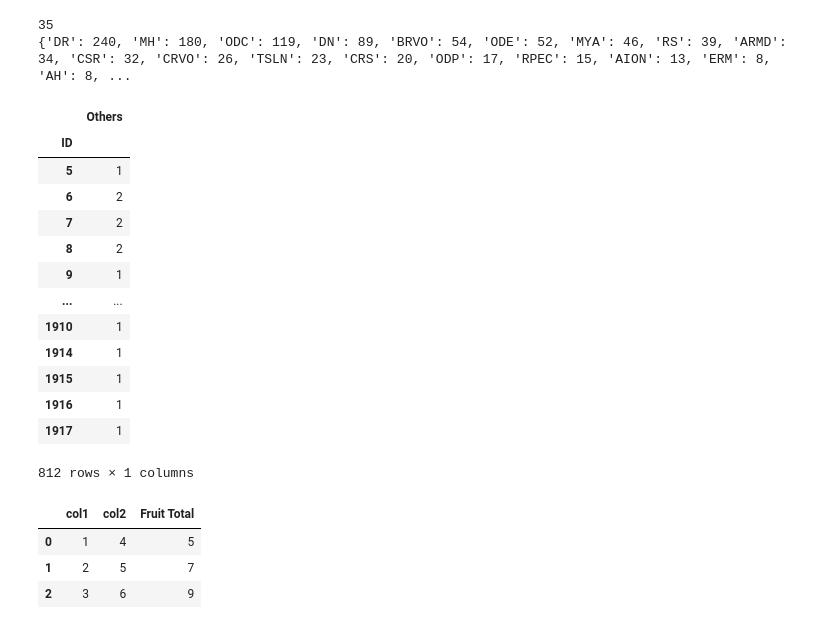
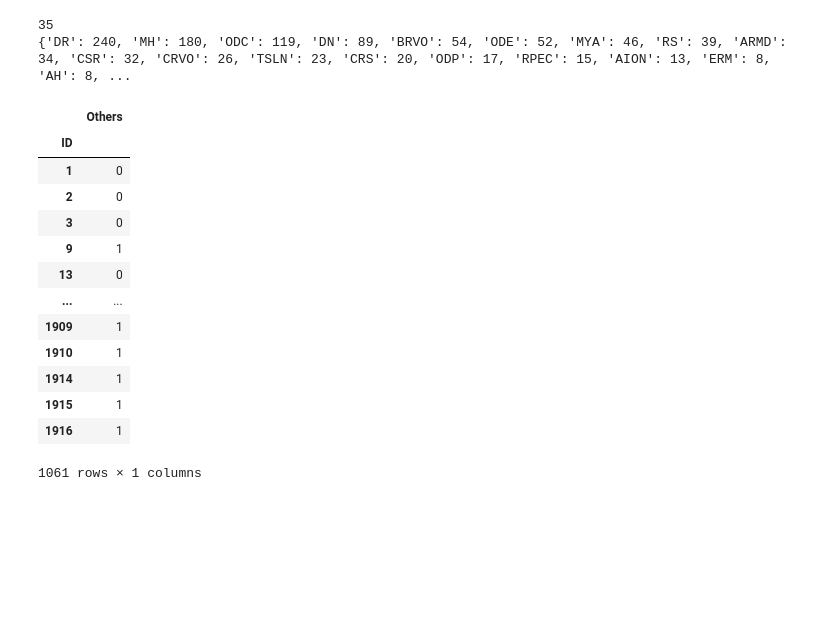
Before and after one commit to gomezpaula658/eye_spy_peekaboo_for_health, a Jupyter notebook: notebooks/data_balance_stage2.ipynb, the cells around one changed output. Cells and saved outputs as stored; diff of their text form; code cells hidden in the pictures; blank space fills up the shorter version.

Commit message:
made progress on preprocessing data for stage 2

```diff
--- a/notebooks/data_balance_stage2.ipynb
+++ b/notebooks/data_balance_stage2.ipynb
@@ -32,6 +32,3 @@ df_unhealthy
 | 1915 | 1916 | 1 | 0 | 0 | 0 | 0 | 0 | 0 | 0 | 0 | ... |
 | 1916 | 1917 | 1 | 1 | 0 | 0 | 0 | 0 | 0 | 0 | 0 | ... |
 1519 rows × 47 columns
-# %%
-df_unhealthy_noID = df[df.Disease_Risk == 1].set_index('ID')
-df_unhealthy_noID
@@ -56,0 +35,8 @@ df_unhealthy_noID
+# %%
+df_unhealthy_noID = df_unhealthy.set_index('ID')
+df_unhealthy_noRisk = df_unhealthy.drop(['Disease_Risk'], axis=1)
+df_unhealthy_noIDRisk = df_unhealthy_noID.drop(['Disease_Risk'], axis=1)
+df_unhealthy_noIDRisk
+# df_unhealthy_noID
+# df_unhealthy.loc[[1]]
+# df_unhealthy.loc[1].sum(axis=0)
@@ -79,8 +87,8 @@ for number in ID_list:
 
 # len(overlapping_list)
 # %%
-for number in overlapping_list:
-    df_unhealthy = df_unhealthy[df_unhealthy.ID != number]
+# for number in overlapping_list:
+#     df_unhealthy = df_unhealthy[df_unhealthy.ID != number]
 
 # df_unhealthy
 # %%
@@ -112,6 +217,10 @@ df_cat_noID = df.drop(['ID','Disease_Risk'], axis=1)
 df_cat_indexID = df.drop(['Disease_Risk'], axis=1).set_index('ID')
 # df_category
 # df_cat_indexID
+
+df_unhealthy_cat = df_unhealthy.drop(['Disease_Risk'], axis=1)
+df_unhealthy_cat_noID = df_unhealthy.drop(['ID','Disease_Risk'], axis=1)
+df_unhealthy_cat_indexID = df_unhealthy.drop(['Disease_Risk'], axis=1).set_index('ID')
 # %%
 # df_cat_noID.head()
 disease_list = df_cat_noID.columns.values.tolist()
@@ -150,41 +296,36 @@ print(sorted_dict)
 # %%
 # others = []
 # for value in sorted_dict.values():
     # if value < 100:
     #     others = list(sorted_dict.keys())[list(sorted_dict.values()).index(value)]
         # print(list(sorted_dict.keys())[list(sorted_dict.values()).index(value)])
 # others
 
 df_cat_others_indexID = df.drop(['Disease_Risk','DR','MH','ODC','DN'], axis=1).set_index('ID')
 df_cat_others_indexID['Others'] = df_cat_others_indexID.sum(axis=1)
-df_cat_others_indexID = df_cat_others_indexID[df_cat_others_indexID.Others != 0]
+# df_cat_others_indexID = df_cat_others_indexID[df_cat_others_indexID.Others != 0]
 df_cat_others_indexID = df_cat_others_indexID[['Others']]
 df_cat_others_indexID
+df_cat_others_indexID.value_counts()
+
+df_unhealthy_others_indexID = df_unhealthy_cat.drop(['DR','MH','ODC','DN'], axis=1).set_index('ID')
+df_unhealthy_others_indexID['Others'] = df_unhealthy_others_indexID.sum(axis=1)
+# df_cat_others_indexID = df_cat_others_indexID[df_cat_others_indexID.Others != 0]
+df_unhealthy_others_indexID = df_unhealthy_others_indexID[['Others']]
+df_unhealthy_others_indexID
+# df_unhealthy_others_indexID.value_counts()
 # %% [output]
 |  | Others |
 | ID |  |
-| 5 | 1 |
-| 6 | 2 |
-| 7 | 2 |
-| 8 | 2 |
+| 1 | 0 |
+| 2 | 0 |
+| 3 | 0 |
 | 9 | 1 |
+| 13 | 0 |
 | ... | ... |
+| 1909 | 1 |
 | 1910 | 1 |
 | 1914 | 1 |
 | 1915 | 1 |
 | 1916 | 1 |
-| 1917 | 1 |
-812 rows × 1 columns
+1061 rows × 1 columns
-# %%
-# create a sample DataFrame
-df_example = pd.DataFrame({'col1': [1, 2, 3], 'col2': [4, 5, 6]})
-# df_example
-df_example['Fruit Total']= df_example.sum(axis=1)
-# merge the two columns into one
-# df_example['merged'] = pd.concat([df['col1'], df['col2']])
-df_example
-# %% [output]
-|  | col1 | col2 | Fruit Total |
-| 0 | 1 | 4 | 5 |
-| 1 | 2 | 5 | 7 |
-| 2 | 3 | 6 | 9 |
```
Also changed, not shown: parts of 29 cells of this notebook.
